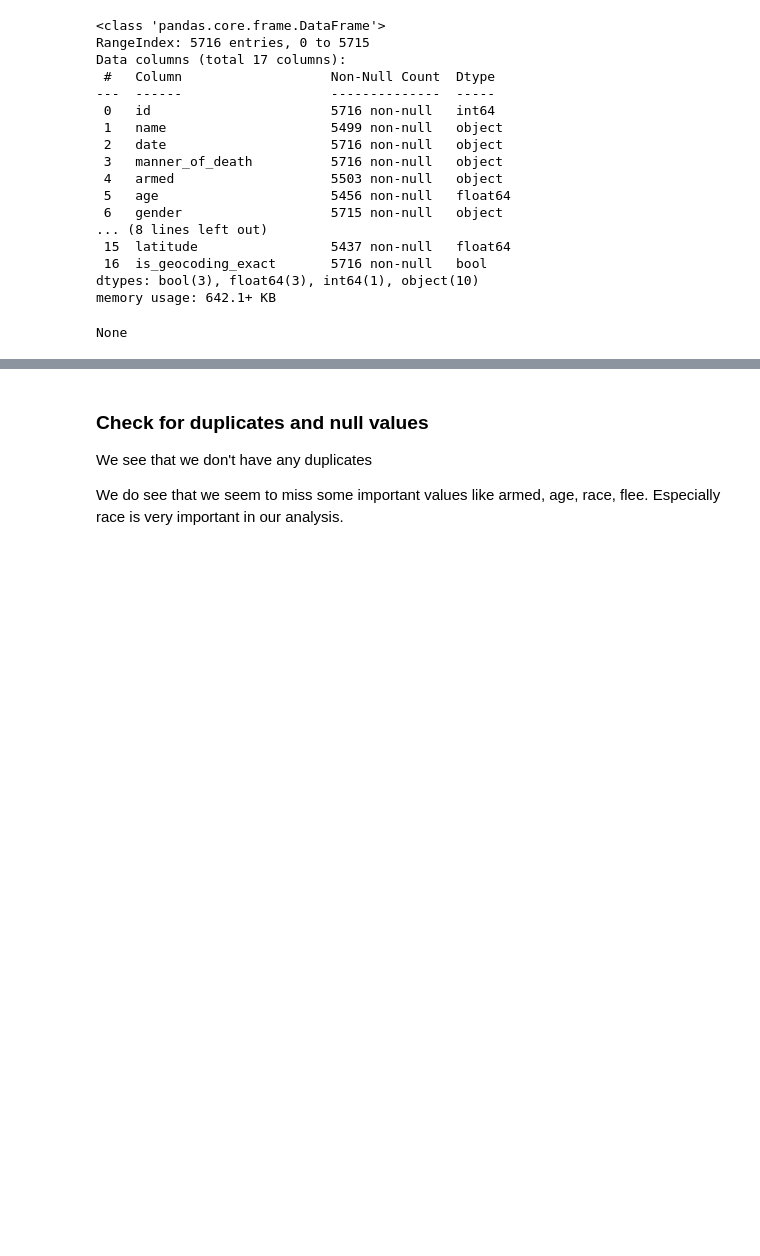
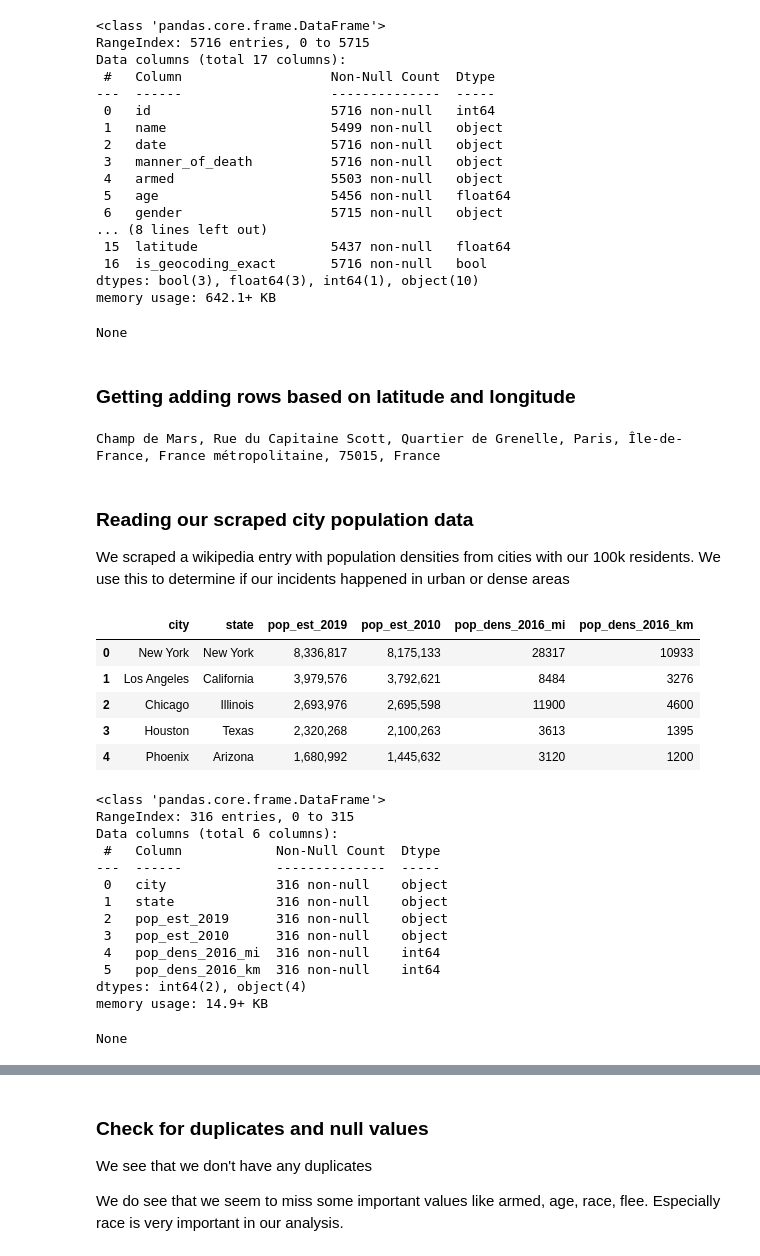
Before and after one commit to 10686142/CS109A-Project-Police-Violence-in-the-US, a Jupyter notebook: EDA_Vasco.ipynb, the cells around one changed output, grey strips where cells are left out. Saved outputs shown, nothing was run; the diff lists cells and outputs as text; code cells hidden in the pictures; blank space fills up the shorter version.

```diff
--- a/EDA_Vasco.ipynb
+++ b/EDA_Vasco.ipynb
@@ -71,3 +71,51 @@ Data columns (total 17 columns):
 dtypes: bool(3), float64(3), int64(1), object(10)
 memory usage: 642.1+ KB
 None
+# %% [markdown]
+### Getting adding rows based on latitude and longitude
+# %%
+from geopy.geocoders import Nominatim
+
+# https://stackoverflow.com/a/34771394/8970591
+geolocator = Nominatim(user_agent="Mozilla/5.0 (Macintosh; Intel Mac OS X 10_15_6) AppleWebKit/537.36 (KHTML, like Gecko) Chrome/86.0.4240.111 Safari/537.36")
+location = geolocator.reverse("48.8588443, 2.2943506")
+
+
+
+print(location.address)
+# %% [output]
+Champ de Mars, Rue du Capitaine Scott, Quartier de Grenelle, Paris, Île-de-France, France métropolitaine, 75015, France
+# %% [markdown]
+### Reading our scraped city population data
+
+We scraped a wikipedia entry with population densities from cities with our 100k residents. We use this to determine if our incidents happened in urban or dense areas
+# %%
+wiki_csv_output = "wiki-table-population.csv"
+
+# https://github.com/washingtonpost/data-police-shootings
+df_cities = pd.read_csv(f'{data_dir}/{wiki_csv_output}')
+
+# Output
+display(df_cities.head())
+display(df_cities.info())
+# %% [output]
+|  | city | state | pop_est_2019 | pop_est_2010 | pop_dens_2016_mi | pop_dens_2016_km |
+| 0 | New York | New York | 8,336,817 | 8,175,133 | 28317 | 10933 |
+| 1 | Los Angeles | California | 3,979,576 | 3,792,621 | 8484 | 3276 |
+| 2 | Chicago | Illinois | 2,693,976 | 2,695,598 | 11900 | 4600 |
+| 3 | Houston | Texas | 2,320,268 | 2,100,263 | 3613 | 1395 |
+| 4 | Phoenix | Arizona | 1,680,992 | 1,445,632 | 3120 | 1200 |
+<class 'pandas.core.frame.DataFrame'>
+RangeIndex: 316 entries, 0 to 315
+Data columns (total 6 columns):
+ #   Column            Non-Null Count  Dtype
+---  ------            --------------  -----
+ 0   city              316 non-null    object
+ 1   state             316 non-null    object
+ 2   pop_est_2019      316 non-null    object
+ 3   pop_est_2010      316 non-null    object
+ 4   pop_dens_2016_mi  316 non-null    int64
+ 5   pop_dens_2016_km  316 non-null    int64
+dtypes: int64(2), object(4)
+memory usage: 14.9+ KB
+None
```
Also changed, not shown: parts of 7 cells of this notebook, 3 other files.
